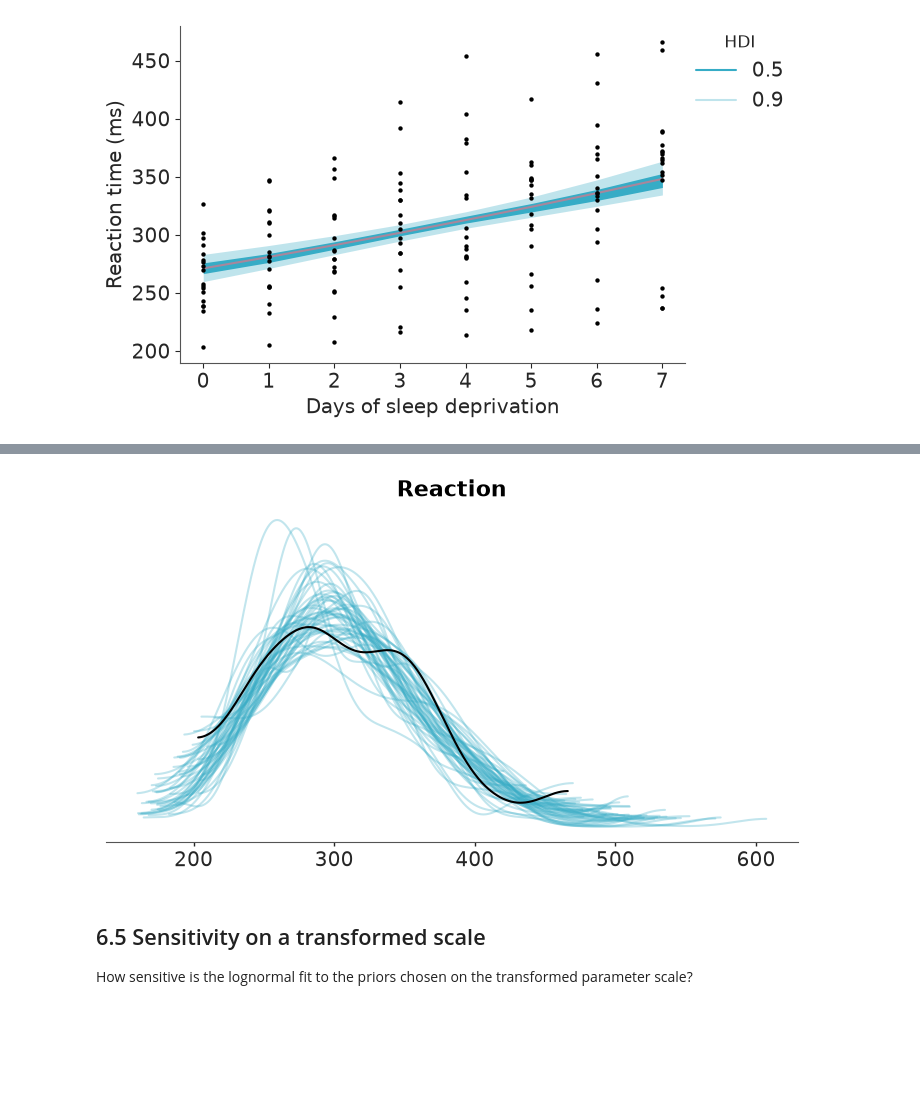
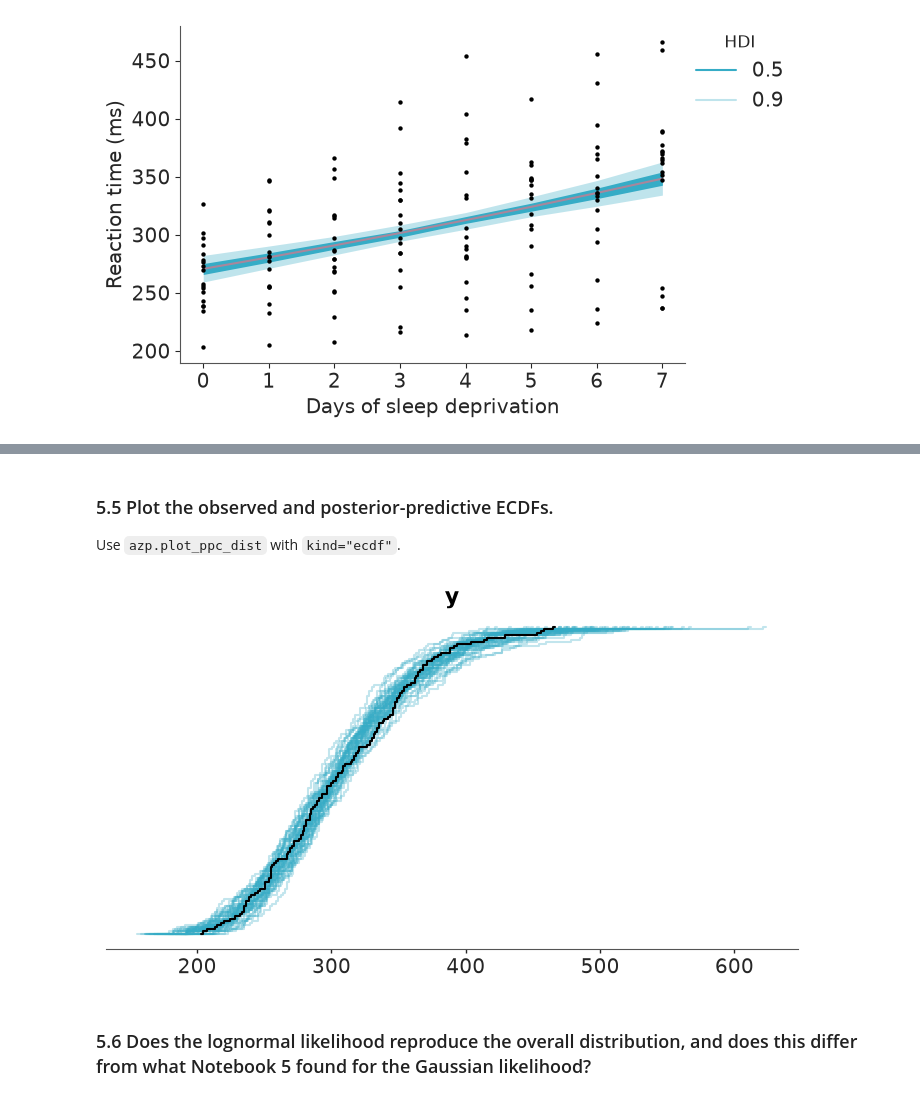
Before and after one commit to opherdonchin/BayesShortCourse, a Jupyter notebook: sleep/solved/06_lognormal_regression.ipynb, the cells around one changed output, grey strips where cells are left out. Cells and saved outputs as stored; diff of their text form; code cells hidden in the pictures; blank space fills up the shorter version.

```diff
--- a/sleep/solved/06_lognormal_regression.ipynb
+++ b/sleep/solved/06_lognormal_regression.ipynb
@@ -246,8 +73,0 @@ Do not interpret the fit until the sampler diagnostics are acceptable: no diverg
-# %%
-with model:
-    idata = pm.sample(
-        draws=1000, tune=1500, chains=4, target_accept=0.92, random_seed=RANDOM_SEED
-    )
-
-print("Divergences:", int(idata["sample_stats"]["diverging"].sum().item()))
-azs.summary(idata, var_names=["intercept", "slope", "sigma"], ci_prob=0.90, ci_kind="hdi", round_to=2)
@@ -272,0 +283,8 @@ This plot shows posterior uncertainty in the population-average expected reactio
+# %%
+mu_b0 = 5
+sd_b0 = 0.55
+
+mu_b1 = 0
+sd_b1 = 0.2
+
+mu_sd_y = 1 / 3
@@ -272,0 +369,8 @@ This plot shows posterior uncertainty in the population-average expected reactio
+# %%
+with model:
+    idata = pm.sample(
+        draws=1000,
+        tune=1500,
+        chains=4,
+        random_seed=RANDOM_SEED,
+    )
@@ -284,9 +451,12 @@ Now generate new reaction times from the fitted model. The layout is the same as
 # %%
 with model:
     pm.sample_posterior_predictive(
-        idata, var_names=["Reaction"], extend_inferencedata=True, random_seed=RANDOM_SEED
+        idata,
+        var_names=["y"],
+        extend_inferencedata=True,
+        random_seed=RANDOM_SEED,
     )
 
-plot_participants(idata, "posterior_predictive", "Reaction")
+plot_participants(idata, "posterior_predictive", "y")
 plt.show()
 # %% [output]
@@ -300,8 +483,15 @@ The panel plot checks trajectories. This check pools all 144 measurements and as
+# %% [markdown]
+### 5.5 Plot the observed and posterior-predictive ECDFs.
+
+Use `azp.plot_ppc_dist` with `kind="ecdf"`.
 # %%
-azp.plot_ppc_dist(idata, var_names=["Reaction"], kind="kde", figure_kwargs={"figsize": (7, 4)});
+azp.plot_ppc_dist(
+    idata,
+    var_names=["y"],
+    kind="ecdf",
+    figure_kwargs={"figsize": (7, 4)},
+);
 # %% [output]
-[figure, old version]
+[figure, new version]
-# %% [markdown]
-## 6.5 Sensitivity on a transformed scale
-
-How sensitive is the lognormal fit to the priors chosen on the transformed parameter scale?
+# %% [markdown]
+### 5.6 Does the lognormal likelihood reproduce the overall distribution, and does this differ from what Notebook 5 found for the Gaussian likelihood?
```
Also changed, not shown: parts of 99 cells of this notebook, 3 other files.
